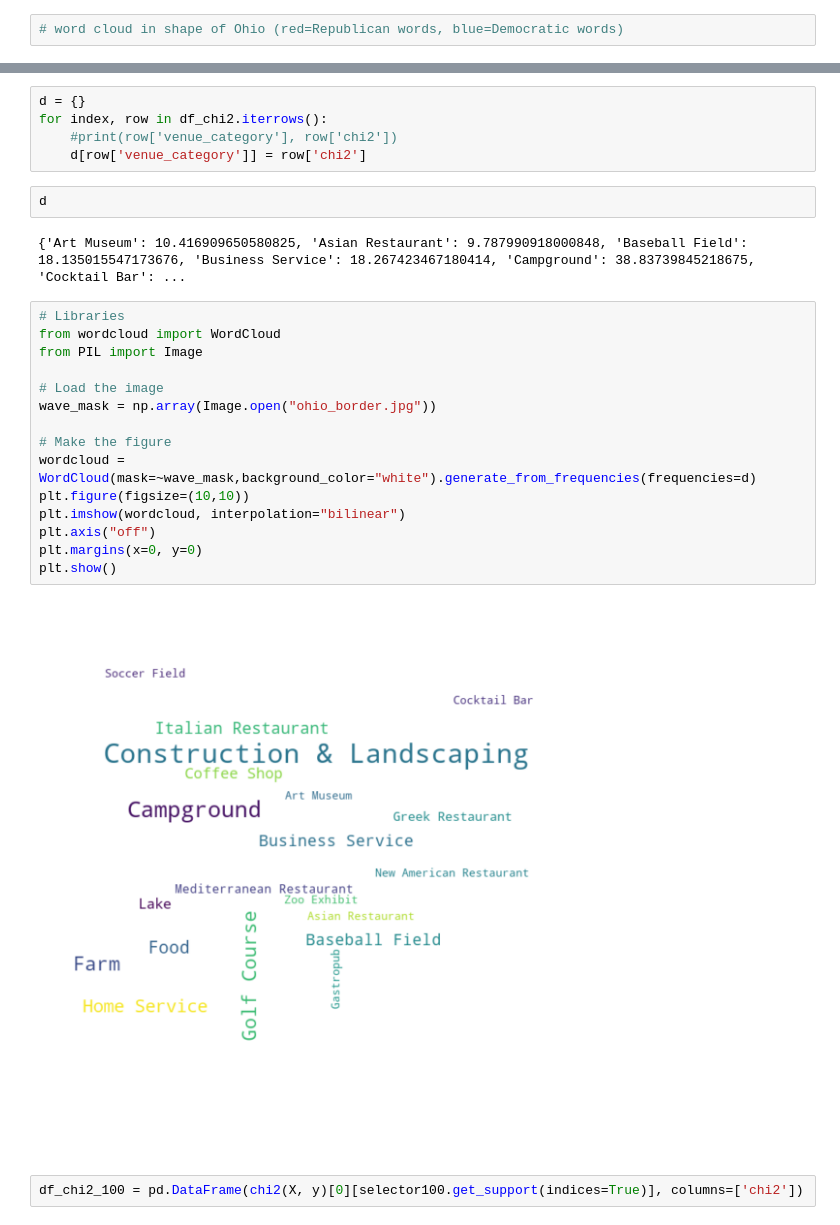
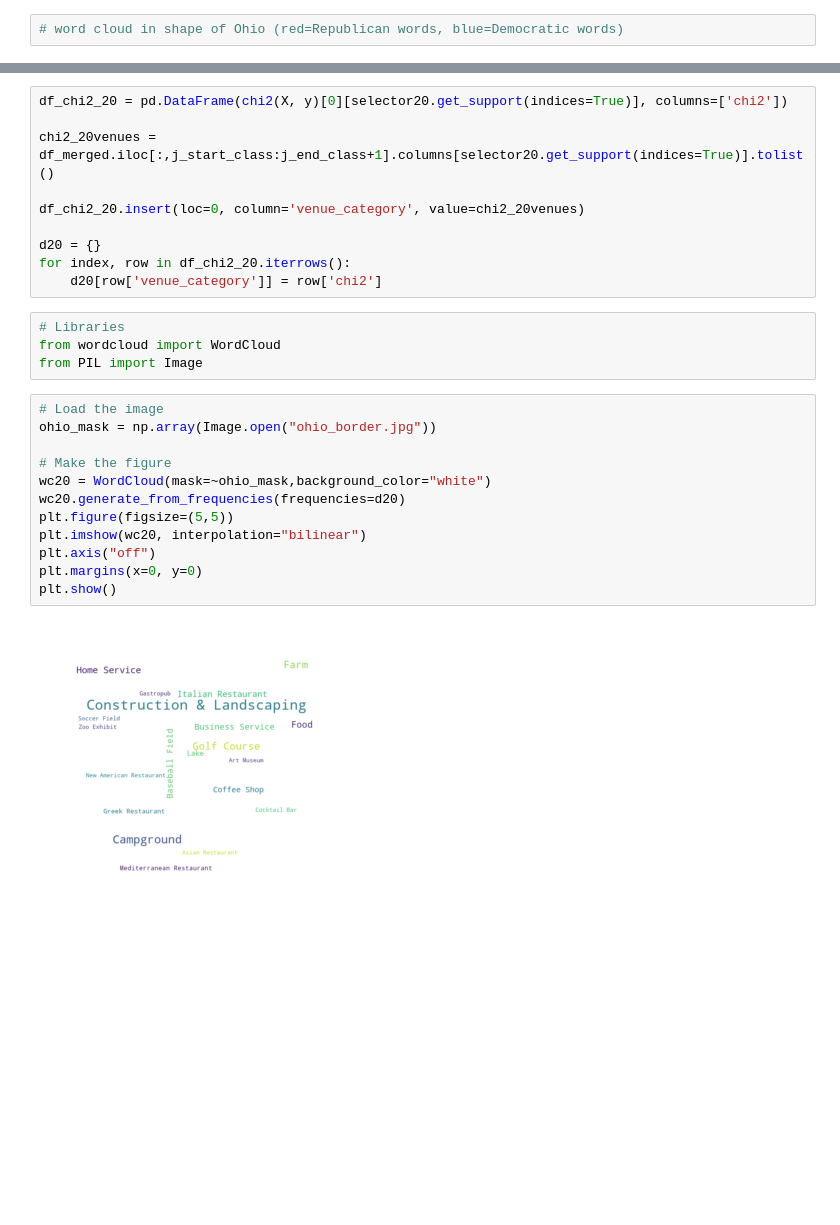
Before and after one commit to cfd2ds/IBM_DataScience, a Jupyter notebook: Course9_Capstone/Week4/Capstone.ipynb, the cells around one changed output, grey strips where cells are left out. Drawn from its saved outputs; the diff is of its cells as text; blank space fills up the shorter version.

```diff
--- a/Course9_Capstone/Week4/Capstone.ipynb
+++ b/Course9_Capstone/Week4/Capstone.ipynb
@@ -1844,28 +1710,28 @@ df_chi2
-# %%
-d = {}
-for index, row in df_chi2.iterrows():
-    #print(row['venue_category'], row['chi2'])
-    d[row['venue_category']] = row['chi2']
-# %%
-d
-# %% [output]
-{'Art Museum': 10.416909650580825, 'Asian Restaurant': 9.787990918000848, 'Baseball Field': 18.135015547173676, 'Business Service': 18.267423467180414, 'Campground': 38.83739845218675, 'Cocktail Bar': ...
+# %%
+df_chi2_20 = pd.DataFrame(chi2(X, y)[0][selector20.get_support(indices=True)], columns=['chi2'])
+
+chi2_20venues = df_merged.iloc[:,j_start_class:j_end_class+1].columns[selector20.get_support(indices=True)].tolist()
+
+df_chi2_20.insert(loc=0, column='venue_category', value=chi2_20venues)
+
+d20 = {}
+for index, row in df_chi2_20.iterrows():
+    d20[row['venue_category']] = row['chi2']
+# %%
+# Libraries
+from wordcloud import WordCloud
+from PIL import Image
 # %%
-# Libraries
-from wordcloud import WordCloud
-from PIL import Image
-
 # Load the image
-wave_mask = np.array(Image.open("ohio_border.jpg"))
+ohio_mask = np.array(Image.open("ohio_border.jpg"))
 
 # Make the figure
-wordcloud = WordCloud(mask=~wave_mask,background_color="white").generate_from_frequencies(frequencies=d)
-plt.figure(figsize=(10,10))
-plt.imshow(wordcloud, interpolation="bilinear")
+wc20 = WordCloud(mask=~ohio_mask,background_color="white")
+wc20.generate_from_frequencies(frequencies=d20)
+plt.figure(figsize=(5,5))
+plt.imshow(wc20, interpolation="bilinear")
 plt.axis("off")
 plt.margins(x=0, y=0)
 plt.show()
 # %% [output]
-[figure, old version]
+[figure, new version]
-# %%
-df_chi2_100 = pd.DataFrame(chi2(X, y)[0][selector100.get_support(indices=True)], columns=['chi2'])
```
Also changed, not shown: parts of 23 cells of this notebook.
